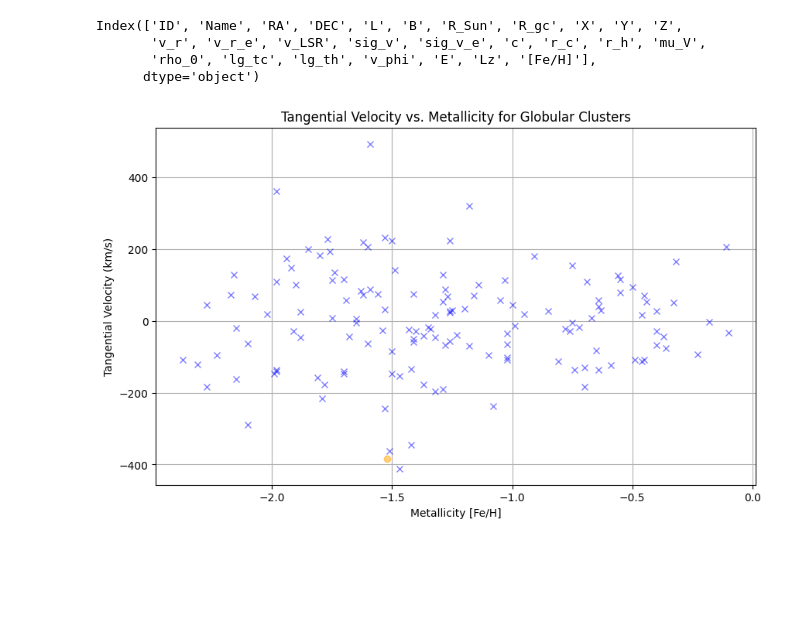
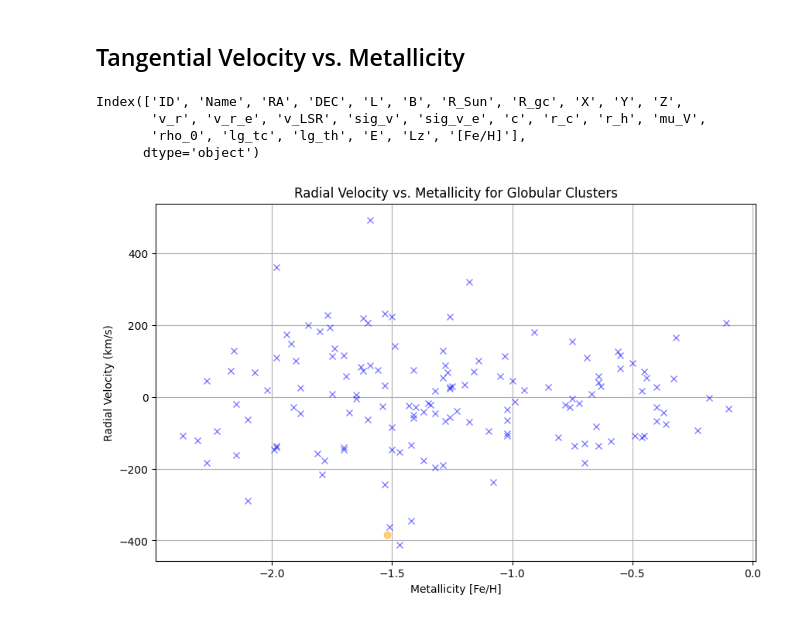
Before and after one commit to Shmu9/gc_accretion, a Jupyter notebook: dynamics.ipynb, the cells around one changed output. Drawn from its saved outputs; the diff is of its cells as text; code cells hidden in the pictures; blank space fills up the shorter version.

Commit message:
fix: radial instead of tangential velocity (tangential not provided); feat: velocity dispersion vs radial velocity.

```diff
--- a/dynamics.ipynb
+++ b/dynamics.ipynb
@@ -94,6 +94,8 @@ krause = pd.read_csv('data/Option 1/Krause21.csv')
 6. ['C5'] - Compactness parameter (C5) of the object
 7. ['Age'] - Age of the object in billions of years
 8. ['FeH'] - Metallicity of the object, typically measured as [Fe/H]
+# %% [markdown]
+## Tangential Velocity vs. Metallicity
 # %%
 def calculate_orbital_properties(harris_p1, harris_p3):
     """
@@ -115,35 +117,35 @@ def calculate_orbital_properties(harris_p1, harris_p3):
 
     # Calculate galactocentric radius and velocities in spherical coordinates
     # clusters_df['R_gc'] = np.sqrt(clusters_df['X']**2 + clusters_df['Y']**2 + clusters_df['Z']**2)
-    clusters_df['v_phi'] = clusters_df['v_r']  # Replace with tangential velocity calculation if available
+    # clusters_df['v_r'] = clusters_df['v_r']  # Replace with tangential velocity calculation if available
 
     # Calculate total energy (approximate)
-    clusters_df['E'] = -G * M_gal / clusters_df['R_gc'] + 0.5 * clusters_df['v_phi']**2
+    clusters_df['E'] = -G * M_gal / clusters_df['R_gc'] + 0.5 * clusters_df['v_r']**2
 
     # Calculate z-component of angular momentum
-    clusters_df['Lz'] = clusters_df['R_gc'] * clusters_df['v_phi']  # Simplified formula for Lz, assuming unit (solar) mass
+    clusters_df['Lz'] = clusters_df['R_gc'] * clusters_df['v_r']  # Simplified formula for Lz, assuming unit (solar) mass
 
     return clusters_df
 
-def plot_tangential_velocity_vs_metallicity(clusters_df):
+def plot_radial_velocity_vs_metallicity(clusters_df):
     """
-    Plot tangential velocity vs. metallicity for globular clusters.
+    Plot radial velocity vs. metallicity for globular clusters.
 
     Args:
     - clusters_df: DataFrame with cluster information including metallicities and tangential velocities.
     """
     metallicities = clusters_df['[Fe/H]']
-    v_phi = clusters_df['v_phi'].astype(float)
+    v_r = clusters_df['v_r'].astype(float)
     classification = clusters_df['Classification']
 
     plt.figure(figsize=(10, 6))
-    # plt.scatter(metallicities, v_phi, color='purple', alpha=0.7)
+    # plt.scatter(metallicities, v_r, color='purple', alpha=0.7)
 
     for i in range(len(metallicities)):
         if classification[i] == 'in-situ':
             plt.plot(
             metallicities[i],
-            v_phi[i],
+            v_r[i],
             'x',
             alpha=0.5,
             label='in-situ',
@@ -152,7 +154,7 @@ def plot_tangential_velocity_vs_metallicity(clusters_df):
         else:
             plt.plot(
             metallicities[i],
-            v_phi[i],
+            v_r[i],
             'o',
             alpha=0.5,
             label='in-situ',
@@ -160,9 +162,9 @@ def plot_tangential_velocity_vs_metallicity(clusters_df):
             )
 
 
-    plt.title("Tangential Velocity vs. Metallicity for Globular Clusters")
+    plt.title("Radial Velocity vs. Metallicity for Globular Clusters")
     plt.xlabel("Metallicity [Fe/H]")
-    plt.ylabel("Tangential Velocity (km/s)")
+    plt.ylabel("Radial Velocity (km/s)")
     plt.grid(True)
     plt.show()
 
@@ -176,56 +178,33 @@ def classify_clusters_by_ELz(clusters_df):
     Returns:
     - clusters_df: Updated DataFrame with a new column 'Classification' indicating in-situ or accreted.
     """
     # Define E-Lz boundaries based on the https://arxiv.org/pdf/2309.15902 methodology
     def is_in_situ(E, Lz):
         if Lz < -0.58:
             return E < -1.3
         elif -0.58 <= Lz <= 0.58:
             return E < (-1.4 + 0.3 * Lz**2)
         else:
             return E < (-1.325 + 0.075 * Lz**2)
 
     clusters_df['Classification'] = clusters_df.apply(lambda row: 'in-situ' if is_in_situ(row['E'], row['Lz']) else 'accreted', axis=1)
 
     return clusters_df
 
-def classify_by_chemical_abundance(clusters_df):
-    """
-    Refine classification based on chemical abundance ratios [Al/Fe] and [Mg/Fe].
-
-    Args:
-    - clusters_df: DataFrame with chemical abundances if available.
-
-    Returns:
-    - clusters_df: Updated DataFrame with a new refined classification based on chemical abundances.
-    """
-    # Assume we have columns for [Al/Fe] and [Mg/Fe] (replace with actual column names)
-    def chemical_classification(row):
-        if row['[Fe/H]'] < -1.5:
-            return row['Classification']  # No clear separation at low metallicities
-        elif row['[Al/Fe]'] > -0.075:
-            return 'in-situ'
-        else:
-            return 'accreted'
-
-    clusters_df['Chemical_Classification'] = clusters_df.apply(chemical_classification, axis=1)
-
-    return clusters_df
-
 
 clusters_df = calculate_orbital_properties(harris_p1, harris_p3)
 
 # join with metallicities
 harris_p2['[Fe/H]'] = pd.to_numeric(harris_p2['[Fe/H]'], errors='coerce')
 clusters_df['[Fe/H]'] = harris_p2['[Fe/H]']
 print(clusters_df.columns)
 
 classify_clusters_by_ELz(clusters_df)
 
-plot_tangential_velocity_vs_metallicity(clusters_df)
+plot_radial_velocity_vs_metallicity(clusters_df)
 # %% [output]
 Index(['ID', 'Name', 'RA', 'DEC', 'L', 'B', 'R_Sun', 'R_gc', 'X', 'Y', 'Z',
        'v_r', 'v_r_e', 'v_LSR', 'sig_v', 'sig_v_e', 'c', 'r_c', 'r_h', 'mu_V',
-       'rho_0', 'lg_tc', 'lg_th', 'v_phi', 'E', 'Lz', '[Fe/H]'],
+       'rho_0', 'lg_tc', 'lg_th', 'E', 'Lz', '[Fe/H]'],
       dtype='object')
-[figure, old version]
+[figure, new version]
```
Also changed, not shown: parts of 2 cells of this notebook, 2 other files.
